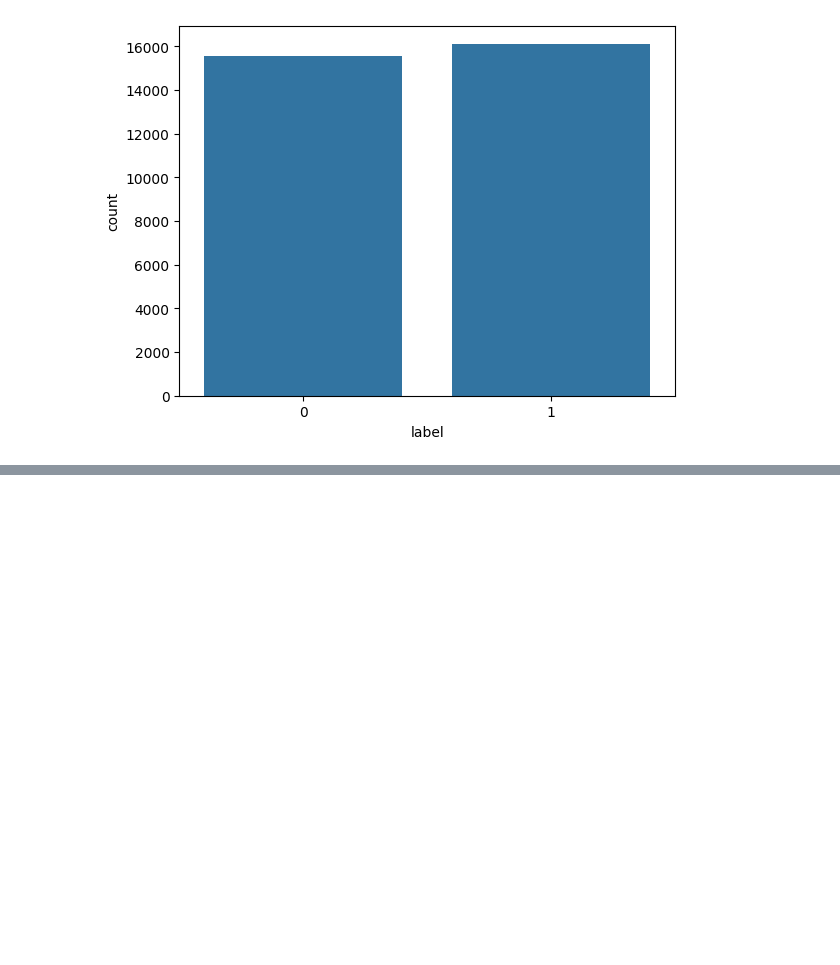
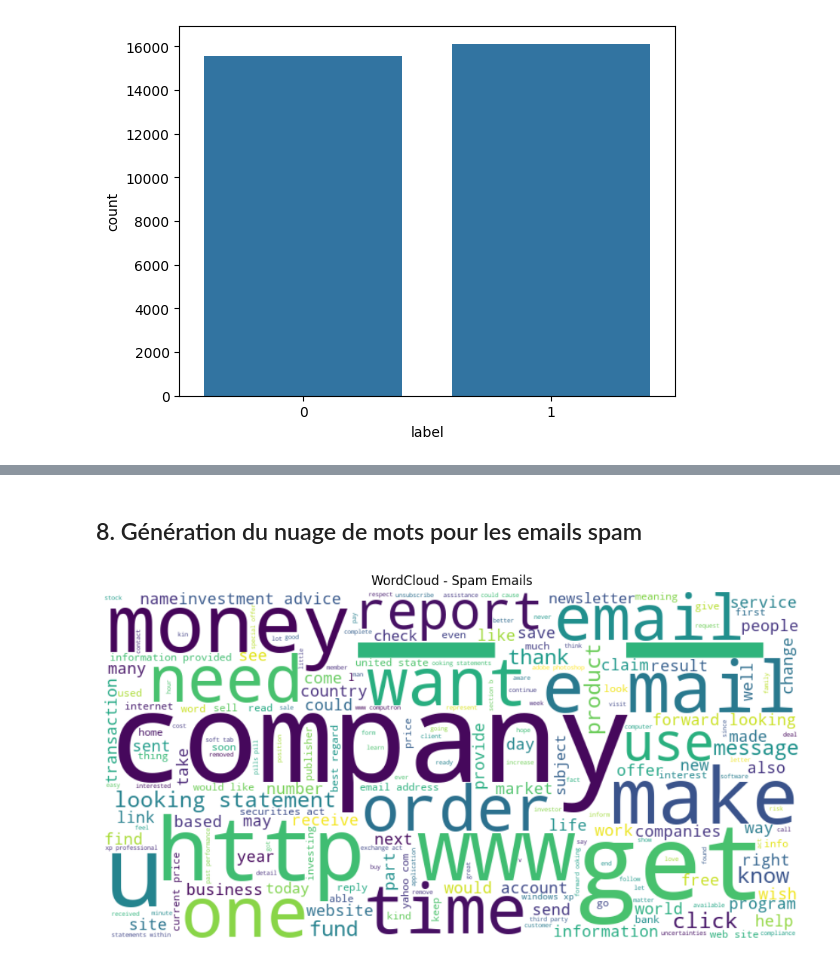
Before and after one commit to bouchta65/AI-SpamDetection-System, a Jupyter notebook: src/SPAMDETECTION.ipynb, the cells around one changed output, grey strips where cells are left out. Drawn from its saved outputs; the diff is of its cells as text; code cells hidden in the pictures; blank space fills up the shorter version.

Commit message:
Ajout du code de génération des corpus spam et non-spam pour les WordClouds

```diff
--- a/src/SPAMDETECTION.ipynb
+++ b/src/SPAMDETECTION.ipynb
@@ -81,0 +84,20 @@ sbn.countplot(data=df1,x="label")
+# %%
+from wordcloud import WordCloud
+from nltk.corpus import stopwords
+import string
+import nltk
+import matplotlib.pyplot as plt
+import pandas as pd
+
+nltk.download('stopwords')
+
+spam_df = df.filter(f.col("label")==1)
+spam_text = spam_df.select("text")
+spam_list = spam_text.rdd.map(lambda row:row["text"]).collect()
+
+not_spam_df = df.filter(f.col("label")==0)
+not_spam_text = not_spam_df.select("text")
+not_spam_list = not_spam_text.rdd.map(lambda row:row["text"]).collect()
+
+spam_text_blob = " ".join(spam_list)
+not_spam_text_blob = " ".join(not_spam_list)
@@ -81,0 +107,17 @@ sbn.countplot(data=df1,x="label")
+# %% [markdown]
+## 8. Génération du nuage de mots pour les emails spam
+# %%
+wordcloud_spam = WordCloud(
+    width=800,
+    height=400,
+    background_color="white",
+    stopwords=set(stopwords.words('english'))
+).generate(spam_text_blob)
+
+plt.figure(figsize=(12,6))
+plt.imshow(wordcloud_spam, interpolation='bilinear')
+plt.axis("off")
+plt.title("WordCloud - Spam Emails")
+plt.show()
+# %% [output]
+[figure, added]
```
Also changed, not shown: parts of 4 cells of this notebook.
